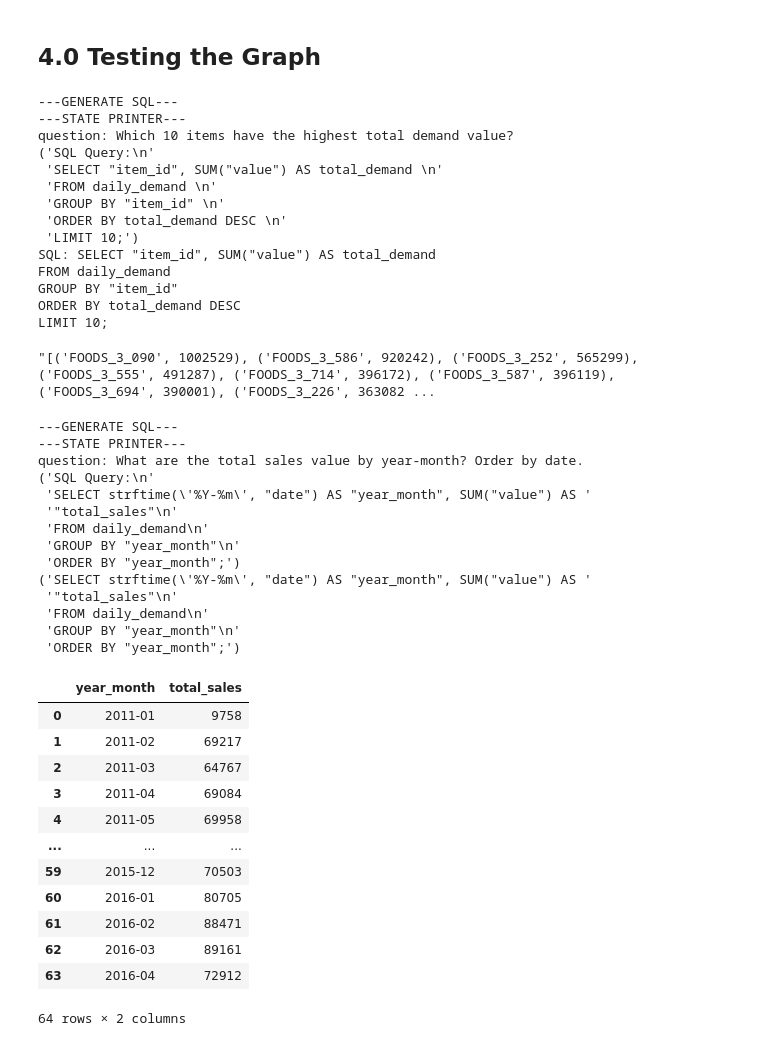
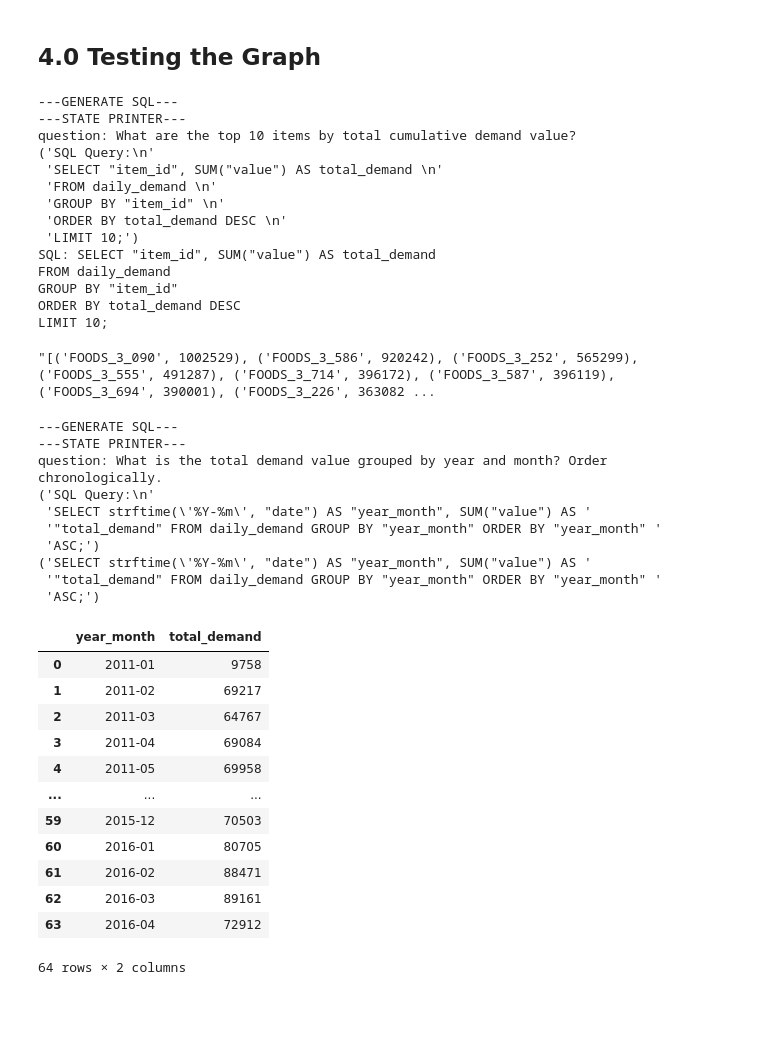
Before and after one commit to juniomata/sql_agent, a Jupyter notebook: notebook/02_sql_agent_langgraph.ipynb, the cells around one changed output. Cells and saved outputs as stored; diff of their text form; code cells hidden in the pictures; blank space fills up the shorter version.

```diff
--- a/notebook/02_sql_agent_langgraph.ipynb
+++ b/notebook/02_sql_agent_langgraph.ipynb
@@ -136,7 +133,7 @@ app
 # %% [markdown]
 ## 4.0 Testing the Graph
 # %%
-QUESTION = "Which 10 items have the highest total demand value?"
+QUESTION = "What are the top 10 items by total cumulative demand value?"
 
 response = app.invoke({"question": QUESTION})
 print("SQL:", response['sql_query'])
@@ -144,7 +141,7 @@ db.run(response['sql_query'])
 # %% [output]
 ---GENERATE SQL---
 ---STATE PRINTER---
-question: Which 10 items have the highest total demand value?
+question: What are the top 10 items by total cumulative demand value?
 ('SQL Query:\n'
  'SELECT "item_id", SUM("value") AS total_demand \n'
  'FROM daily_demand \n'
@@ -158,28 +155,24 @@ ORDER BY total_demand DESC
 LIMIT 10;
 "[('FOODS_3_090', 1002529), ('FOODS_3_586', 920242), ('FOODS_3_252', 565299), ('FOODS_3_555', 491287), ('FOODS_3_714', 396172), ('FOODS_3_587', 396119), ('FOODS_3_694', 390001), ('FOODS_3_226', 363082 ...
 # %%
-QUESTION = "What are the total sales value by year-month? Order by date."
+QUESTION = "What is the total demand value grouped by year and month? Order chronologically."
 
 response = app.invoke({"question": QUESTION})
 sql_q = response.get("sql_query")
 pprint(sql_q)
 pd.read_sql(sql_q, conn)
 # %% [output]
 ---GENERATE SQL---
 ---STATE PRINTER---
-question: What are the total sales value by year-month? Order by date.
+question: What is the total demand value grouped by year and month? Order chronologically.
 ('SQL Query:\n'
  'SELECT strftime(\'%Y-%m\', "date") AS "year_month", SUM("value") AS '
- '"total_sales"\n'
- 'FROM daily_demand\n'
- 'GROUP BY "year_month"\n'
- 'ORDER BY "year_month";')
+ '"total_demand" FROM daily_demand GROUP BY "year_month" ORDER BY "year_month" '
+ 'ASC;')
 ('SELECT strftime(\'%Y-%m\', "date") AS "year_month", SUM("value") AS '
- '"total_sales"\n'
- 'FROM daily_demand\n'
- 'GROUP BY "year_month"\n'
- 'ORDER BY "year_month";')
+ '"total_demand" FROM daily_demand GROUP BY "year_month" ORDER BY "year_month" '
+ 'ASC;')
-|  | year_month | total_sales |
+|  | year_month | total_demand |
 | 0 | 2011-01 | 9758 |
 | 1 | 2011-02 | 69217 |
 | 2 | 2011-03 | 64767 |
```
Also changed, not shown: parts of 2 cells of this notebook, 3 other files.
